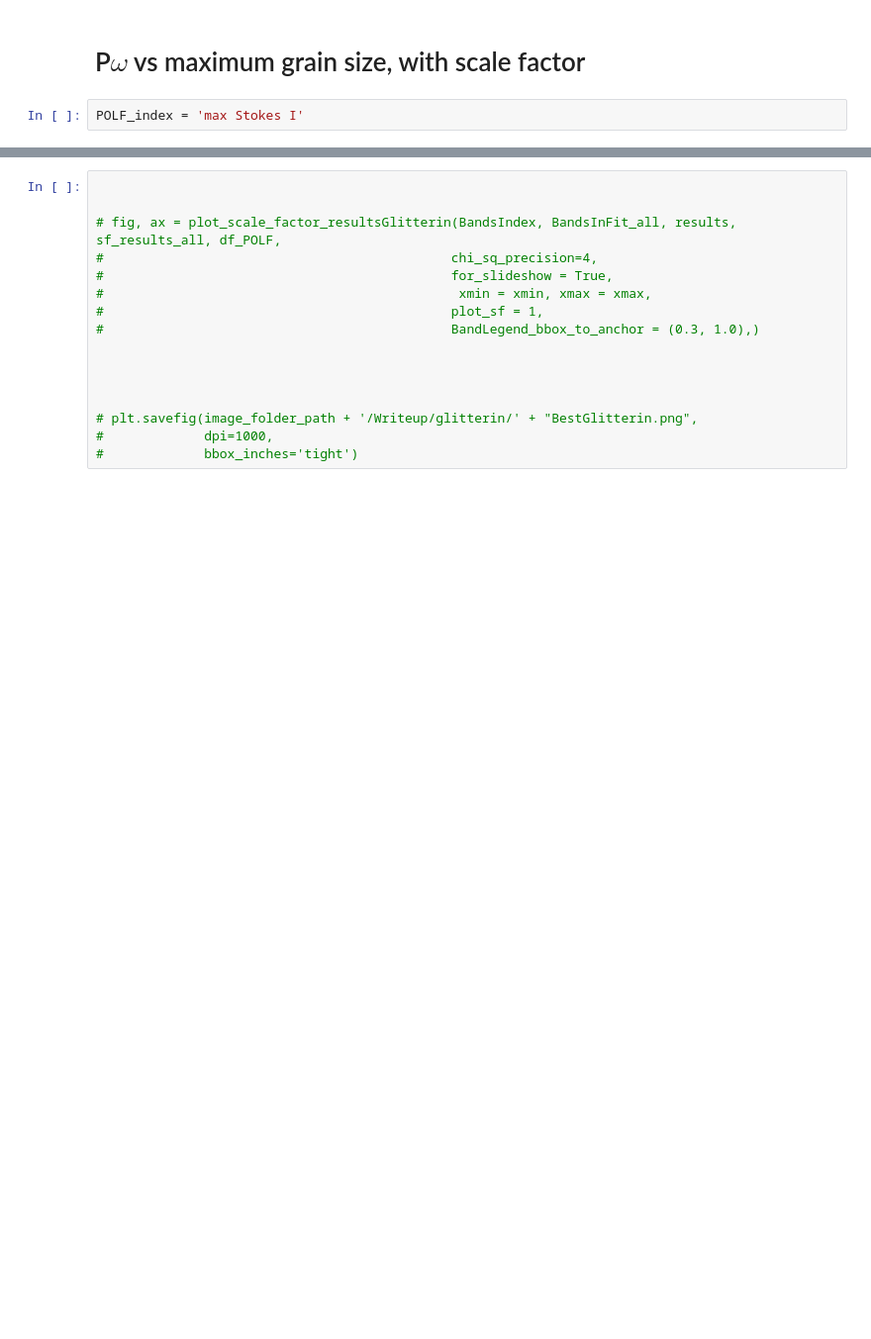
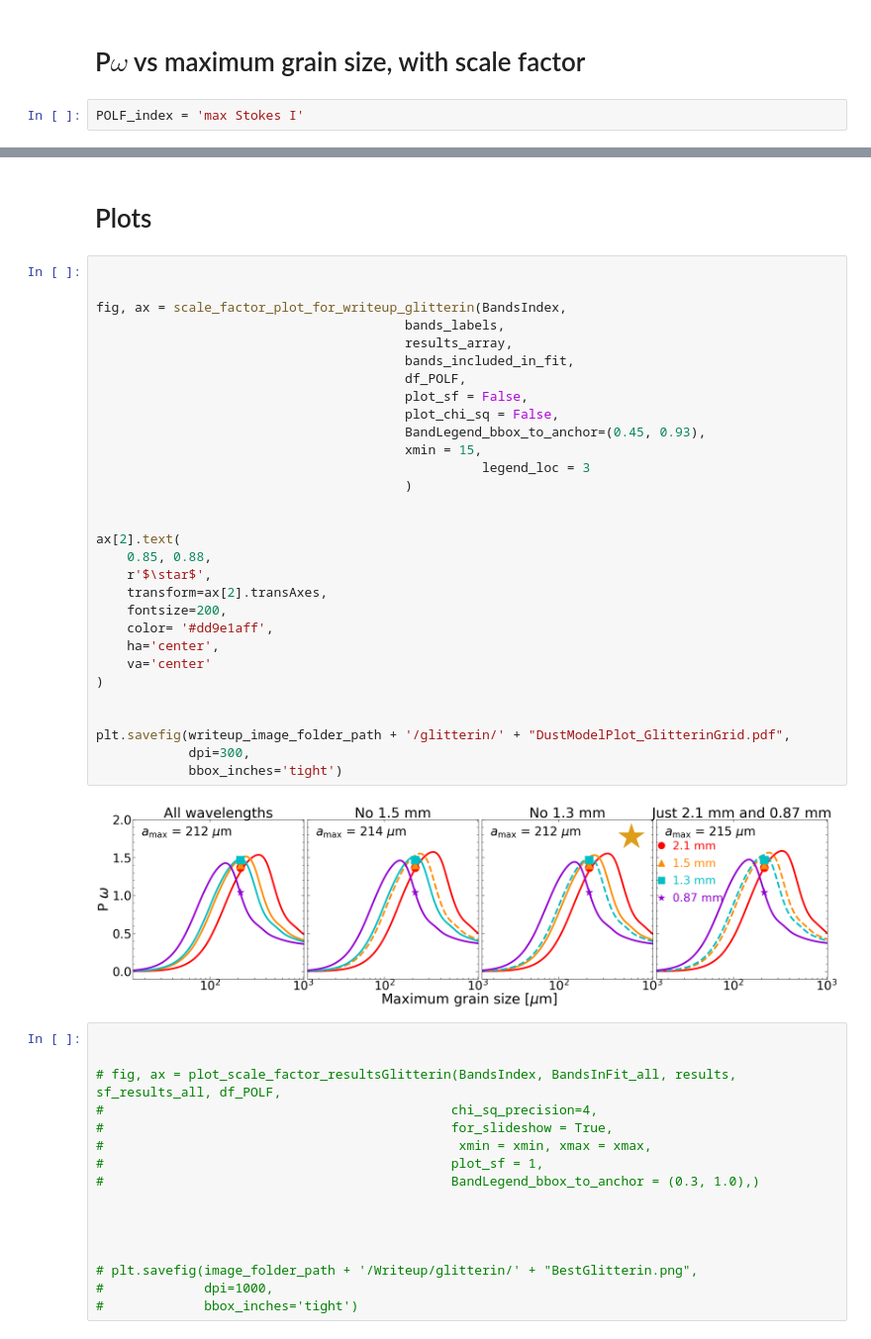
Before and after one commit to audreyburggraf/MastersThesis, a Jupyter notebook: PLOTTING C29 989/glitterin/DustModels/glitterin_plots_for_writeup.ipynb, the cells around one changed output, grey strips where cells are left out. Shown at 99% size. Cells and saved outputs as stored; diff of their text form; blank space fills up the shorter version.

Commit message:
Update thesis figures and plotting code

```diff
--- a/PLOTTING C29 989/glitterin/DustModels/glitterin_plots_for_writeup.ipynb
+++ b/PLOTTING C29 989/glitterin/DustModels/glitterin_plots_for_writeup.ipynb
@@ -228,3 +195,37 @@ plt.savefig(writeup_image_folder_path + '/glitterin/' + "DustModelPlot_Glitterin
+# %% [markdown]
+# Plots
+# %%
+
+
+fig, ax = scale_factor_plot_for_writeup_glitterin(BandsIndex,
+                                        bands_labels,
+                                        results_array,
+                                        bands_included_in_fit,
+                                        df_POLF,
+                                        plot_sf = False,
+                                        plot_chi_sq = False,
+                                        BandLegend_bbox_to_anchor=(0.45, 0.93),
+                                        xmin = 15,
+                                                  legend_loc = 3
+                                        )
+
+
+ax[2].text(
+    0.85, 0.88,
+    r'$\star$',
+    transform=ax[2].transAxes,
+    fontsize=200,
+    color= '#dd9e1aff',
+    ha='center',
+    va='center'
+)
+
+
+plt.savefig(writeup_image_folder_path + '/glitterin/' + "DustModelPlot_GlitterinGrid.pdf",
+            dpi=300,
+            bbox_inches='tight')
+# %% [output]
+[figure, added]
 # %%
 
 
```
Also changed, not shown: parts of 6 cells of this notebook, 17 other files.
